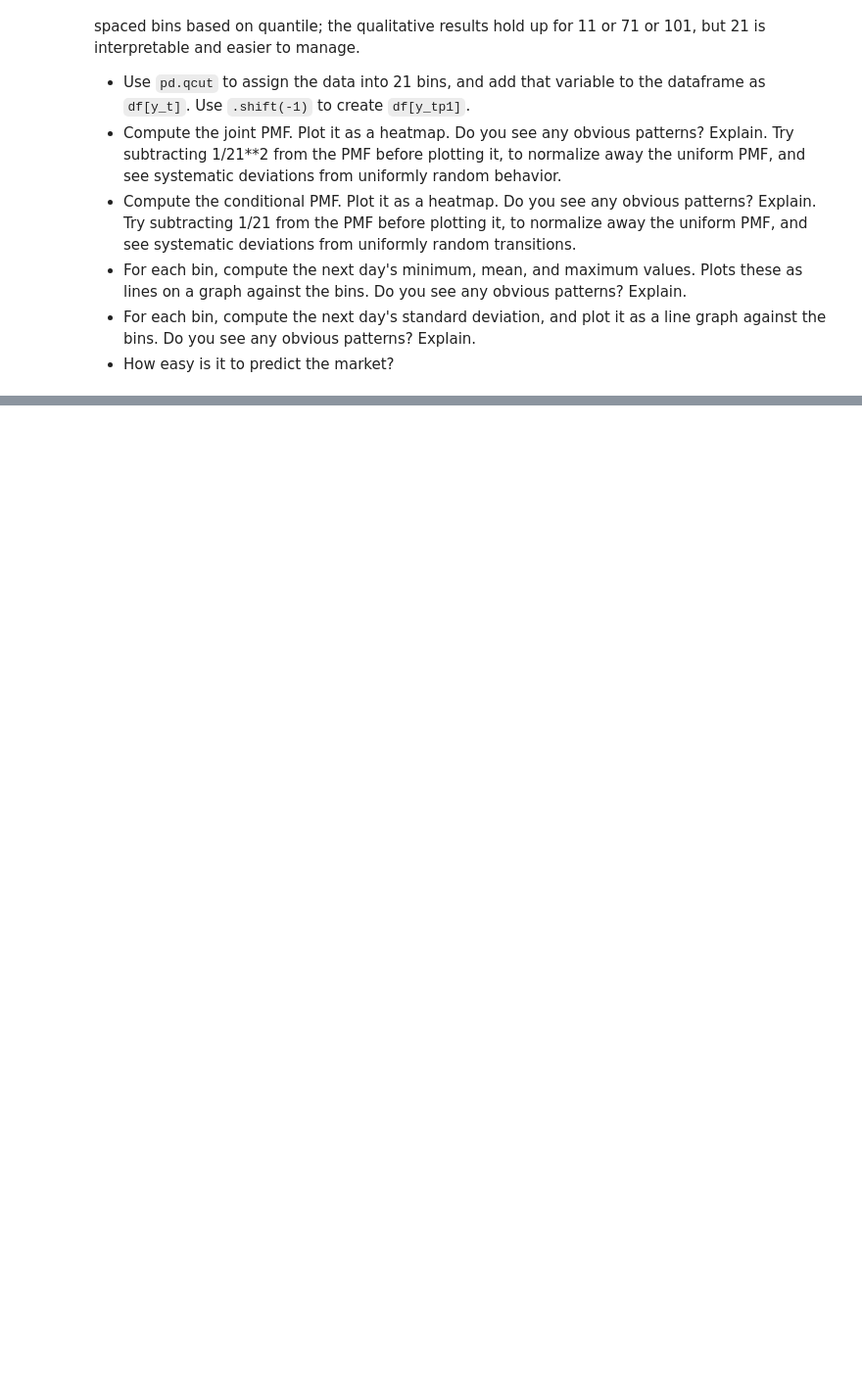
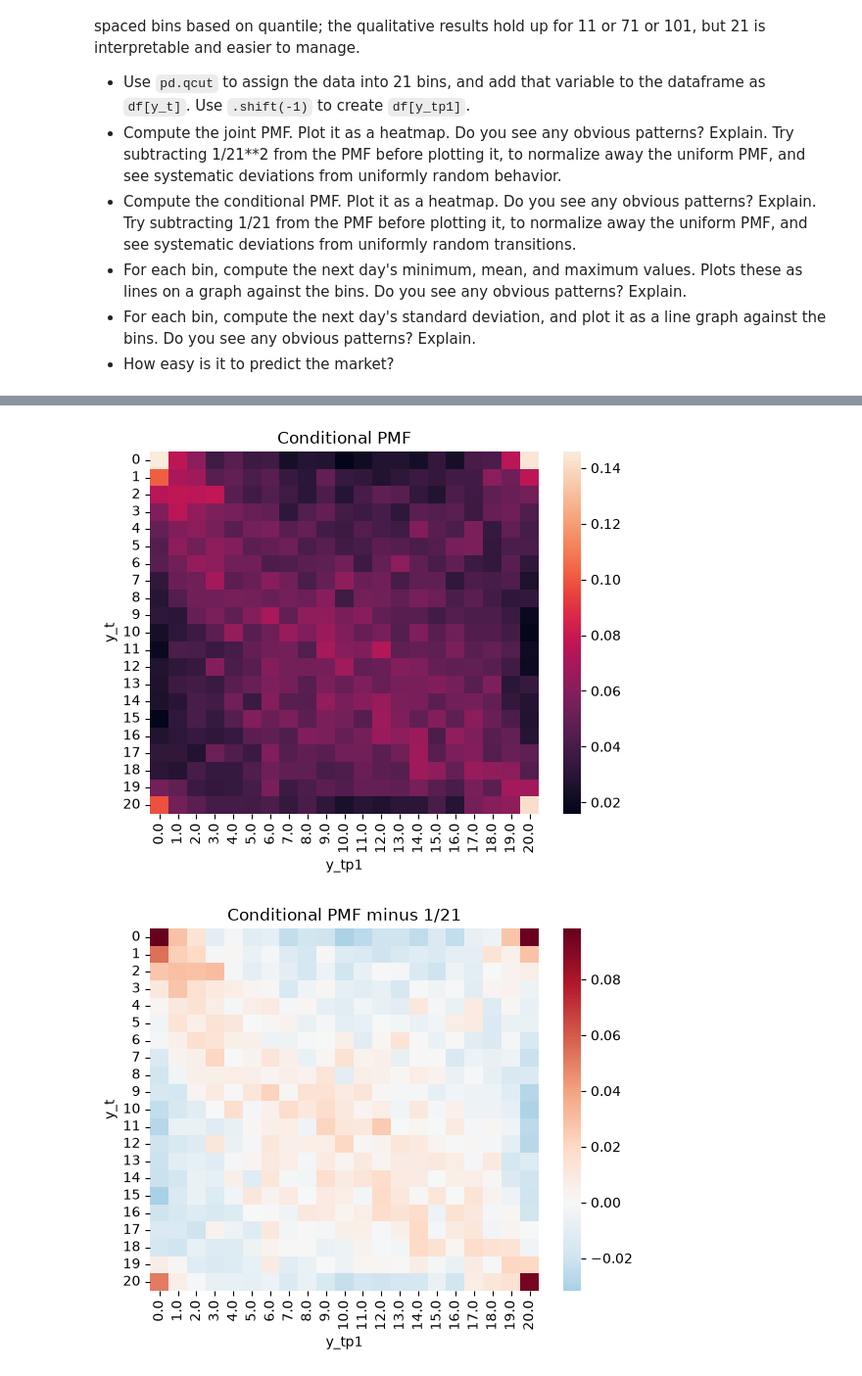
Before and after one commit to MaxwellCooper1/uu_markov, a Jupyter notebook: lab_1/lab.ipynb, the cells around one changed output, grey strips where cells are left out. Shown at 98% size. Saved outputs shown, nothing was run; the diff lists cells and outputs as text; code cells hidden in the pictures; blank space fills up the shorter version.

```diff
--- a/lab_1/lab.ipynb
+++ b/lab_1/lab.ipynb
@@ -257,0 +299,15 @@ The choice of five bins was arbitrary. For more realistic or complex models, we'
+# %%
+# bullet 3
+# computing the conditional PMF and its heat map
+
+# Adapted from review_conditioning.ipynb, cells bd7f55c7 and daa9efd9
+tab = pd.crosstab(df['y_t'], df['y_tp1'], normalize='index')
+sns.heatmap(tab).set(title='Conditional PMF')
+plt.show()
+
+# now subtracting 1/21
+sns.heatmap(tab - 1/21, cmap='RdBu_r', center=0).set(title='Conditional PMF minus 1/21')
+plt.show()
+# %% [output]
+[figure, added]
+[figure, added]
```
Also changed, not shown: parts of 15 cells of this notebook.
